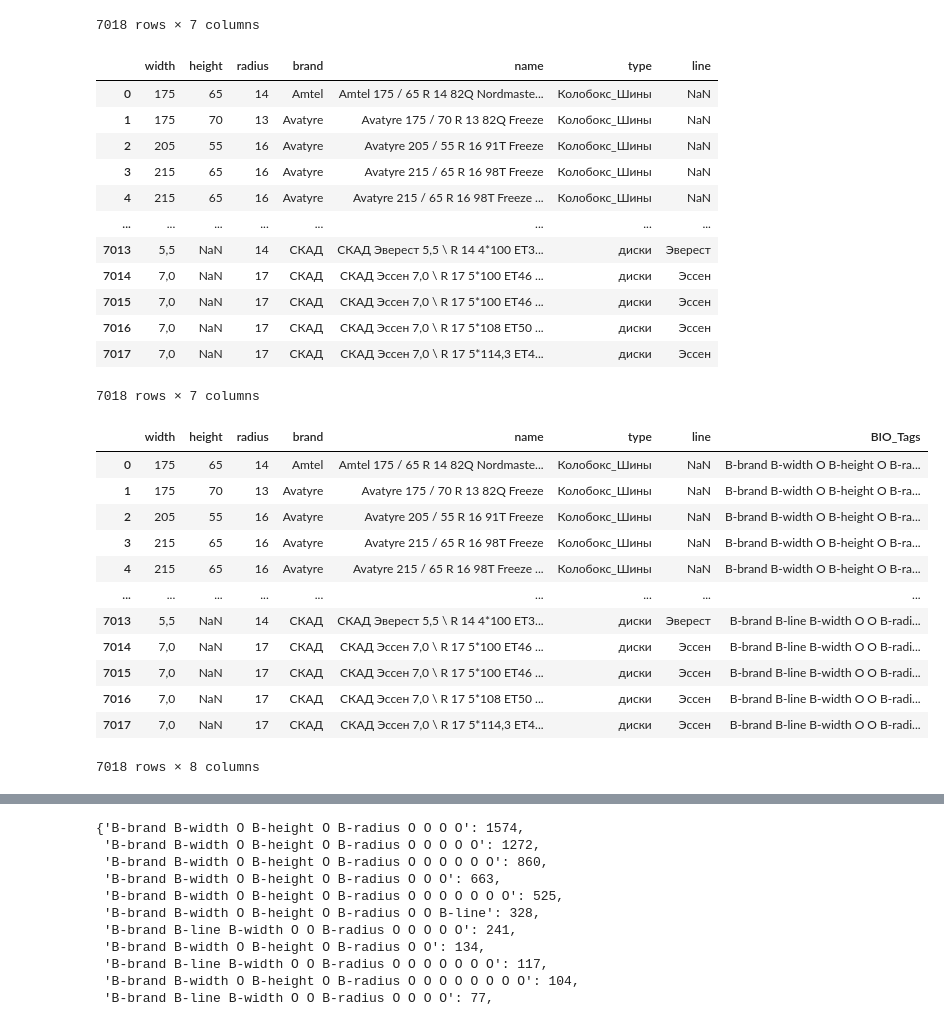
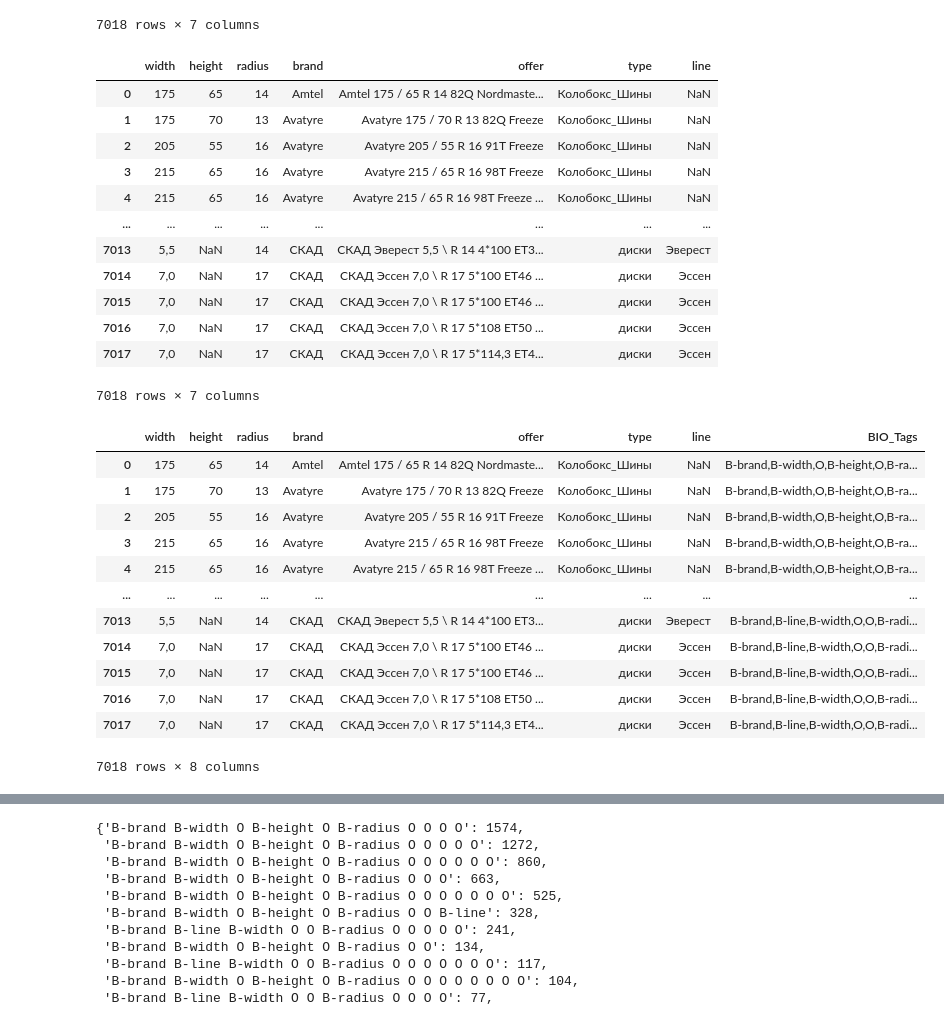
Before and after one commit to IgorSondors/BERT_NER, a Jupyter notebook: NER_dataset.ipynb, the cells around one changed output, grey strips where cells are left out. Cells and saved outputs as stored; diff of their text form; code cells hidden in the pictures.

```diff
--- a/NER_dataset.ipynb
+++ b/NER_dataset.ipynb
@@ -201,10 +201,10 @@ df_opensource
 | 7017 | 7,0 | NaN | 17 | СКАД | СКАД Эссен 7,0 \ R 17 5*114,3 ET4... | диски | Эссен |
 7018 rows × 7 columns
 # %%
-df_opensource = df_opensource.rename(columns={'Ширина': 'width', 'Радиус': 'radius', 'Высота': 'height', 'Марка': 'brand', 'Наименование': 'name', 'Линейка': 'line', 'тип': 'type'})
+df_opensource = df_opensource.rename(columns={'Ширина': 'width', 'Радиус': 'radius', 'Высота': 'height', 'Марка': 'brand', 'Наименование': 'offer', 'Линейка': 'line', 'тип': 'type'})
 df_opensource
 # %% [output]
-|  | width | height | radius | brand | name | type | line |
+|  | width | height | radius | brand | offer | type | line |
 | 0 | 175 | 65 | 14 | Amtel | Amtel 175 / 65 R 14 82Q Nordmaste... | Колобокс_Шины | NaN |
 | 1 | 175 | 70 | 13 | Avatyre | Avatyre 175 / 70 R 13 82Q Freeze | Колобокс_Шины | NaN |
 | 2 | 205 | 55 | 16 | Avatyre | Avatyre 205 / 55 R 16 91T Freeze | Колобокс_Шины | NaN |
@@ -224,48 +224,48 @@ df_opensource
 
 # Функция для создания BIO-тегов на основе полных совпадений
 def create_bio_tags(row):
-    name = row['name']
+    name = row['offer']
     width = str(row['width'])
     height = str(row['height'])
     radius = str(row['radius'])
     brand = row['brand']
     line = row['line']
 
     # Создаем пустой список для хранения тегов
     tags = ['O'] * len(name.split())
 
     # Проверяем каждое слово в наименовании и устанавливаем соответствующий тег
     for i, word in enumerate(name.split()):
         if word == width:
             tags[i] = 'B-width'
         elif word == height:
             tags[i] = 'B-height'
         elif word == radius:
             tags[i] = 'B-radius'
         elif word == brand:
             tags[i] = 'B-brand'
         elif word == line:
             tags[i] = 'B-line'
 
     # Собираем теги в строку
-    return ' '.join(tags)
+    return ','.join(tags)
 
 # Применяем функцию к каждой строке DataFrame и создаем новую колонку с тегами
 df_opensource['BIO_Tags'] = df_opensource.apply(create_bio_tags, axis=1)
 df_opensource
 # %% [output]
-|  | width | height | radius | brand | name | type | line | BIO_Tags |
-| 0 | 175 | 65 | 14 | Amtel | Amtel 175 / 65 R 14 82Q Nordmaste... | Колобокс_Шины | NaN | B-brand B-width O B-height O B-ra... |
-| 1 | 175 | 70 | 13 | Avatyre | Avatyre 175 / 70 R 13 82Q Freeze | Колобокс_Шины | NaN | B-brand B-width O B-height O B-ra... |
-| 2 | 205 | 55 | 16 | Avatyre | Avatyre 205 / 55 R 16 91T Freeze | Колобокс_Шины | NaN | B-brand B-width O B-height O B-ra... |
-| 3 | 215 | 65 | 16 | Avatyre | Avatyre 215 / 65 R 16 98T Freeze | Колобокс_Шины | NaN | B-brand B-width O B-height O B-ra... |
-| 4 | 215 | 65 | 16 | Avatyre | Avatyre 215 / 65 R 16 98T Freeze ... | Колобокс_Шины | NaN | B-brand B-width O B-height O B-ra... |
+|  | width | height | radius | brand | offer | type | line | BIO_Tags |
+| 0 | 175 | 65 | 14 | Amtel | Amtel 175 / 65 R 14 82Q Nordmaste... | Колобокс_Шины | NaN | B-brand,B-width,O,B-height,O,B-ra... |
+| 1 | 175 | 70 | 13 | Avatyre | Avatyre 175 / 70 R 13 82Q Freeze | Колобокс_Шины | NaN | B-brand,B-width,O,B-height,O,B-ra... |
+| 2 | 205 | 55 | 16 | Avatyre | Avatyre 205 / 55 R 16 91T Freeze | Колобокс_Шины | NaN | B-brand,B-width,O,B-height,O,B-ra... |
+| 3 | 215 | 65 | 16 | Avatyre | Avatyre 215 / 65 R 16 98T Freeze | Колобокс_Шины | NaN | B-brand,B-width,O,B-height,O,B-ra... |
+| 4 | 215 | 65 | 16 | Avatyre | Avatyre 215 / 65 R 16 98T Freeze ... | Колобокс_Шины | NaN | B-brand,B-width,O,B-height,O,B-ra... |
 | ... | ... | ... | ... | ... | ... | ... | ... | ... |
-| 7013 | 5,5 | NaN | 14 | СКАД | СКАД Эверест 5,5 \ R 14 4*100 ET3... | диски | Эверест | B-brand B-line B-width O O B-radi... |
-| 7014 | 7,0 | NaN | 17 | СКАД | СКАД Эссен 7,0 \ R 17 5*100 ET46 ... | диски | Эссен | B-brand B-line B-width O O B-radi... |
-| 7015 | 7,0 | NaN | 17 | СКАД | СКАД Эссен 7,0 \ R 17 5*100 ET46 ... | диски | Эссен | B-brand B-line B-width O O B-radi... |
-| 7016 | 7,0 | NaN | 17 | СКАД | СКАД Эссен 7,0 \ R 17 5*108 ET50 ... | диски | Эссен | B-brand B-line B-width O O B-radi... |
-| 7017 | 7,0 | NaN | 17 | СКАД | СКАД Эссен 7,0 \ R 17 5*114,3 ET4... | диски | Эссен | B-brand B-line B-width O O B-radi... |
+| 7013 | 5,5 | NaN | 14 | СКАД | СКАД Эверест 5,5 \ R 14 4*100 ET3... | диски | Эверест | B-brand,B-line,B-width,O,O,B-radi... |
+| 7014 | 7,0 | NaN | 17 | СКАД | СКАД Эссен 7,0 \ R 17 5*100 ET46 ... | диски | Эссен | B-brand,B-line,B-width,O,O,B-radi... |
+| 7015 | 7,0 | NaN | 17 | СКАД | СКАД Эссен 7,0 \ R 17 5*100 ET46 ... | диски | Эссен | B-brand,B-line,B-width,O,O,B-radi... |
+| 7016 | 7,0 | NaN | 17 | СКАД | СКАД Эссен 7,0 \ R 17 5*108 ET50 ... | диски | Эссен | B-brand,B-line,B-width,O,O,B-radi... |
+| 7017 | 7,0 | NaN | 17 | СКАД | СКАД Эссен 7,0 \ R 17 5*114,3 ET4... | диски | Эссен | B-brand,B-line,B-width,O,O,B-radi... |
 7018 rows × 8 columns
 # %%
 pth = '/home/sondors/Documents/price/BERT_NER/csv/NER_2609.csv'
```
Also changed, not shown: parts of 2 cells of this notebook, 1 other file.
